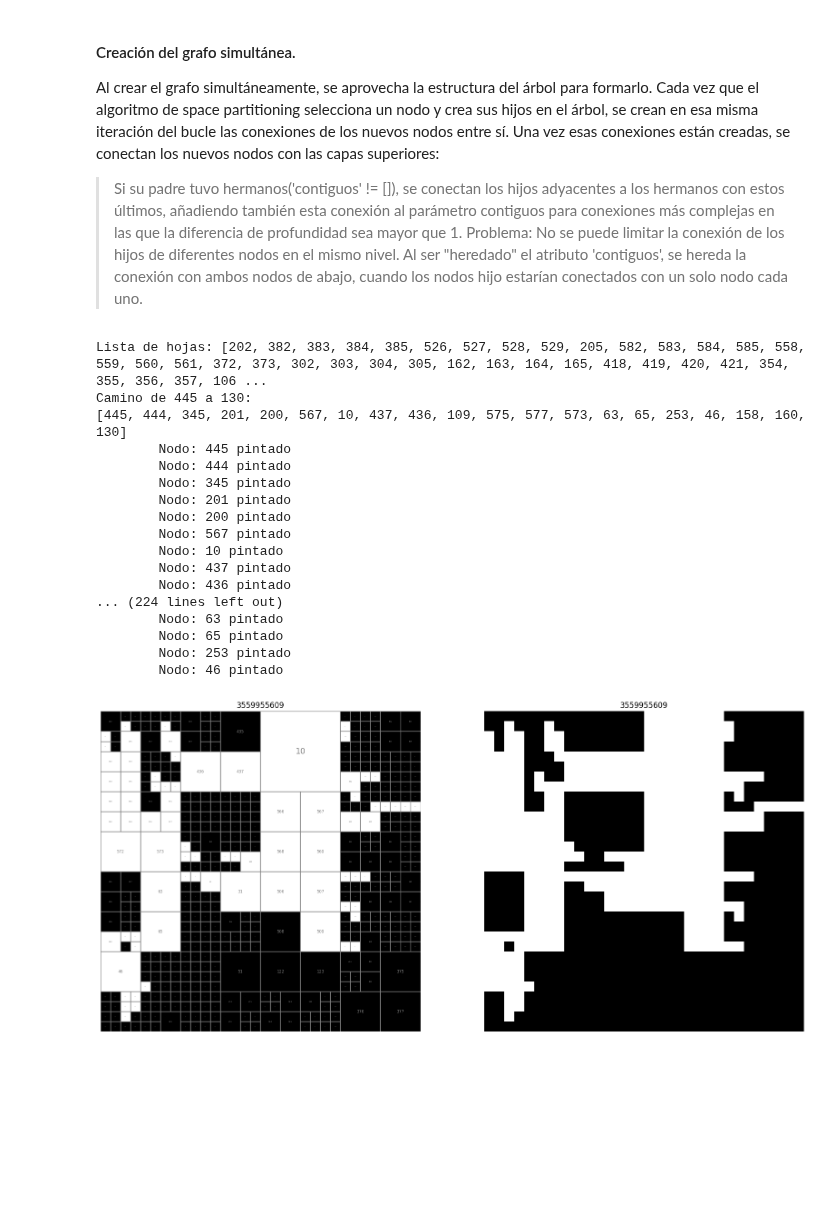
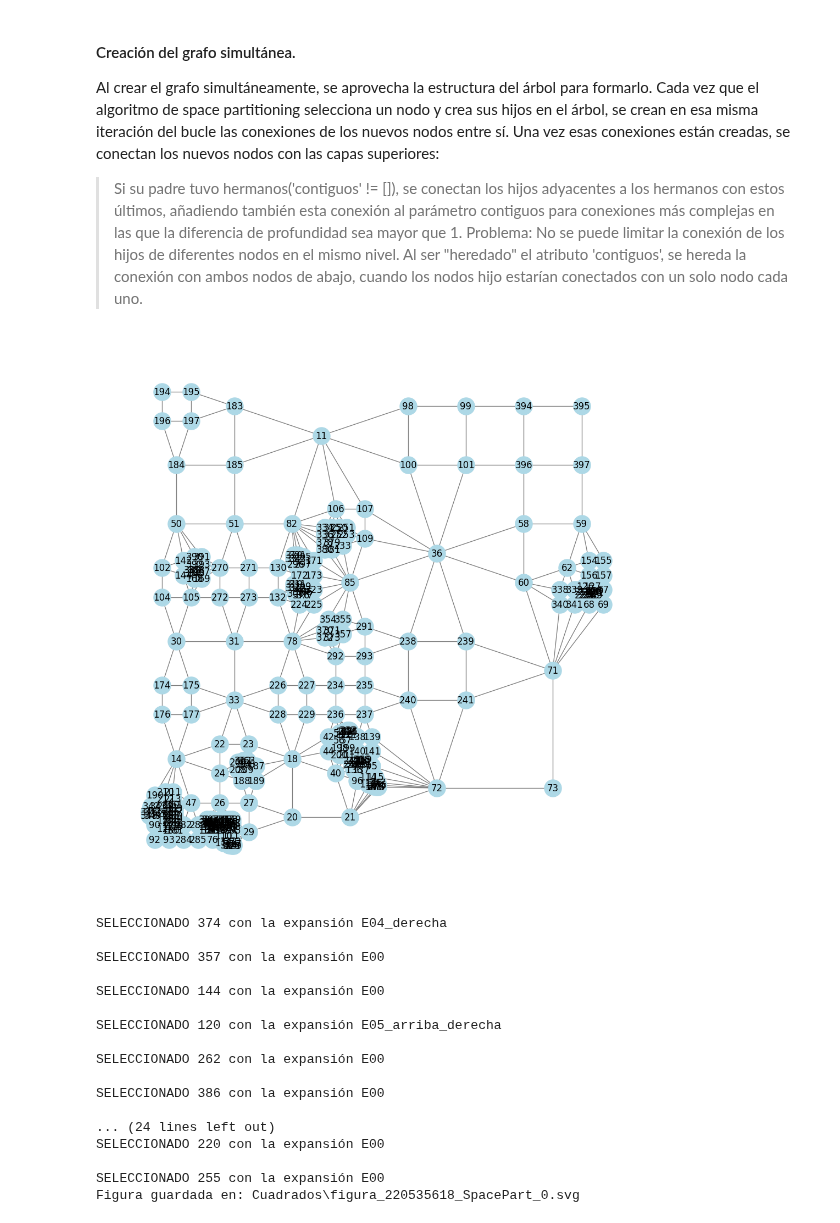
Before and after one commit to MarioPG21/TFG_generacion_mazmorras, a Jupyter notebook: Space Partitioning/Space_Partitioning.ipynb, the cells around one changed output. Cells and saved outputs as stored; diff of their text form; code cells hidden in the pictures; blank space fills up the shorter version.

```diff
--- a/Space Partitioning/Space_Partitioning.ipynb
+++ b/Space Partitioning/Space_Partitioning.ipynb
@@ -40,10 +40,10 @@ def describir_arbol(G):
     print(string)
 # %%
 def hojas_preorden(G):
-    hojas = {n for n, out_d in G.out_degree() if out_d == 0}
-    recorrido_preorden = list(nx.dfs_preorder_nodes(G, source=1))
-    lista_hojas = [nodo for nodo in recorrido_preorden if nodo in hojas]
-    return lista_hojas
+    return [
+        nodo for nodo in nx.dfs_preorder_nodes(G, source=1)
+        if G.out_degree(nodo) == 0
+    ]
 # %% [markdown]
 #### Creación del grafo simultánea.
 Al crear el grafo simultáneamente, se aprovecha la estructura del árbol para formarlo. Cada vez que el algoritmo de space partitioning selecciona un nodo y crea sus hijos en el árbol, se crean en esa misma iteración del bucle las conexiones de los nuevos nodos entre sí. Una vez esas conexiones están creadas, se conectan los nuevos nodos con las capas superiores:
@@ -520,46 +512,48 @@ def crear_mazmorra_space_part(arquitectura, npart = 20, prof_division = 5, nsala
     cuadrado = Cuadrado(A,semilla=semilla)
     #cuadrado.imprimir_estructura()
     cuadrado.formar_grafo()
+    cuadrado.dibujar_grafo()
     if arquitectura == 'clasica':
         cuadrado.crear_mazmorra_clasica(nsalas, densidad=4-densidad)
         pass
     elif arquitectura == 'dikjstra':
-        cuadrado.crear_mazmorra_dikjstra(nsalas)
+        #cuadrado.crear_mazmorra_dikjstra(nsalas)
+        pass
     cuadrado.dibujar(guardar=guardar)
     return cuadrado
 # %%
 # 'dikjstra', 'clasica'
-arquitectura = 'dikjstra'
-npart = 150
-prof = 6
+arquitectura = 'clasica'
+npart = 100
+prof = 10
 nsalas = 20
 densidad = 2
 guardar = False
 
 cuadrado=crear_mazmorra_space_part(
     arquitectura = arquitectura,
     npart=npart,
     prof_division=prof,
     nsalas=nsalas,
     densidad=densidad,
     guardar=guardar
 )
 # %% [output]
+[figure, new version]
-Lista de hojas: [202, 382, 383, 384, 385, 526, 527, 528, 529, 205, 582, 583, 584, 585, 558, 559, 560, 561, 372, 373, 302, 303, 304, 305, 162, 163, 164, 165, 418, 419, 420, 421, 354, 355, 356, 357, 106 ...
-Camino de 445 a 130:
-[445, 444, 345, 201, 200, 567, 10, 437, 436, 109, 575, 577, 573, 63, 65, 253, 46, 158, 160, 130]
-        Nodo: 445 pintado
-        Nodo: 444 pintado
-        Nodo: 345 pintado
-        Nodo: 201 pintado
-        Nodo: 200 pintado
-        Nodo: 567 pintado
-        Nodo: 10 pintado
-        Nodo: 437 pintado
-        Nodo: 436 pintado
-... (224 lines left out)
-        Nodo: 63 pintado
-        Nodo: 65 pintado
-        Nodo: 253 pintado
-        Nodo: 46 pintado
+SELECCIONADO 374 con la expansión E04_derecha
+
+SELECCIONADO 357 con la expansión E00
+
+SELECCIONADO 144 con la expansión E00
+
+SELECCIONADO 120 con la expansión E05_arriba_derecha
+
+SELECCIONADO 262 con la expansión E00
+
+SELECCIONADO 386 con la expansión E00
+
+... (24 lines left out)
+SELECCIONADO 220 con la expansión E00
+
+SELECCIONADO 255 con la expansión E00
+Figura guardada en: Cuadrados\figura_220535618_SpacePart_0.svg
-[figure, old version]
```
Also changed, not shown: parts of 5 cells of this notebook.
